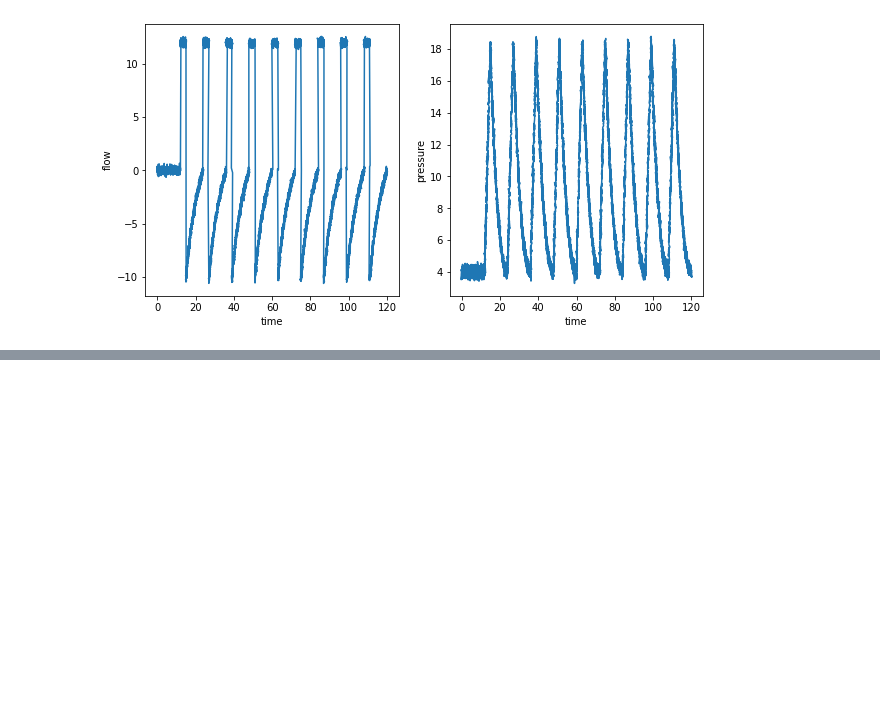
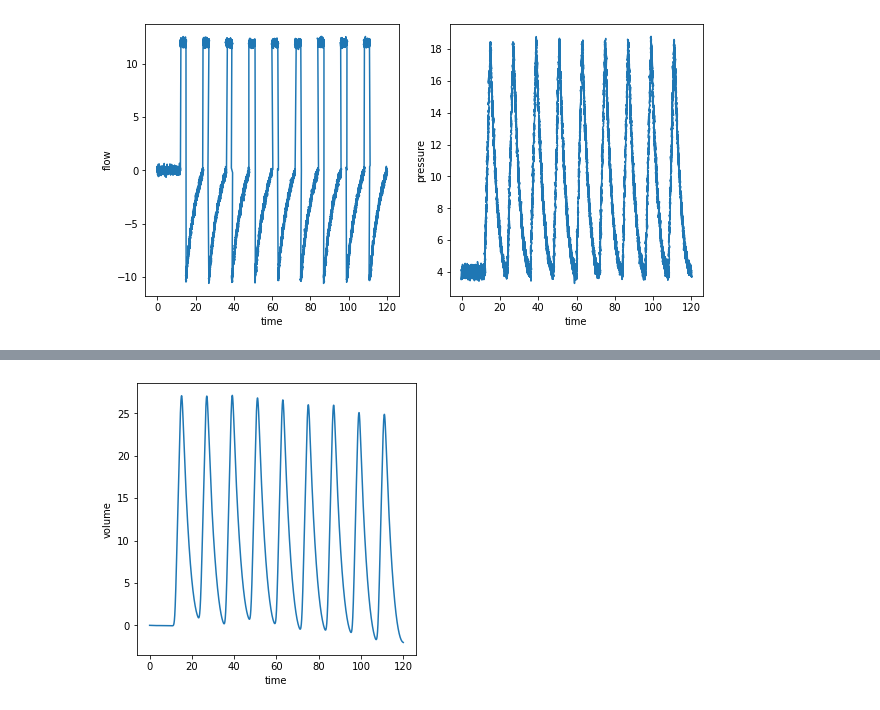
Before and after one commit to Princeton-Penn-Vents/princeton-penn-flowmeter, a Jupyter notebook: analysis/narrative.ipynb, the cells around one changed output, grey strips where cells are left out. Cells and saved outputs as stored; diff of their text form; code cells hidden in the pictures; blank space fills up the shorter version.

```diff
--- a/analysis/narrative.ipynb
+++ b/analysis/narrative.ipynb
@@ -70,0 +164,9 @@ My favorite technique is [local regression](https://en.wikipedia.org/wiki/Local_
+# %%
+smoothed_volume = np.cumsum(smoothed_flow) / (smoothed_stop - smoothed_start)
+# %%
+fig, ax1 = plt.subplots(1, 1, figsize=(5, 5))
+ax1.plot(smoothed_times, smoothed_volume)
+ax1.set_xlabel("time")
+ax1.set_ylabel("volume");
+# %% [output]
+[figure, added]
```
Also changed, not shown: parts of 29 cells of this notebook.
